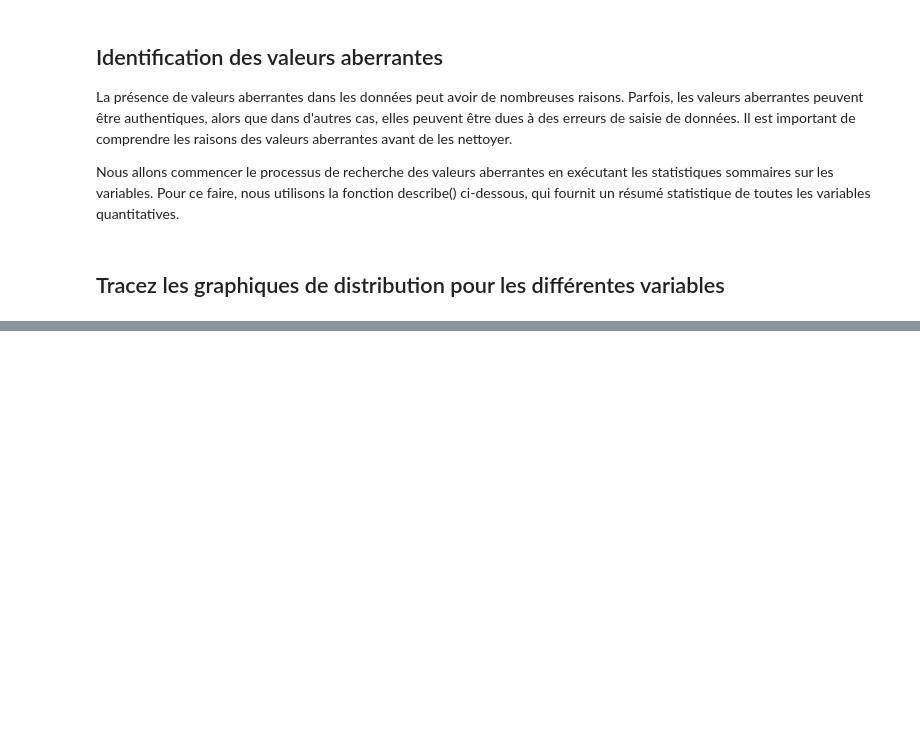
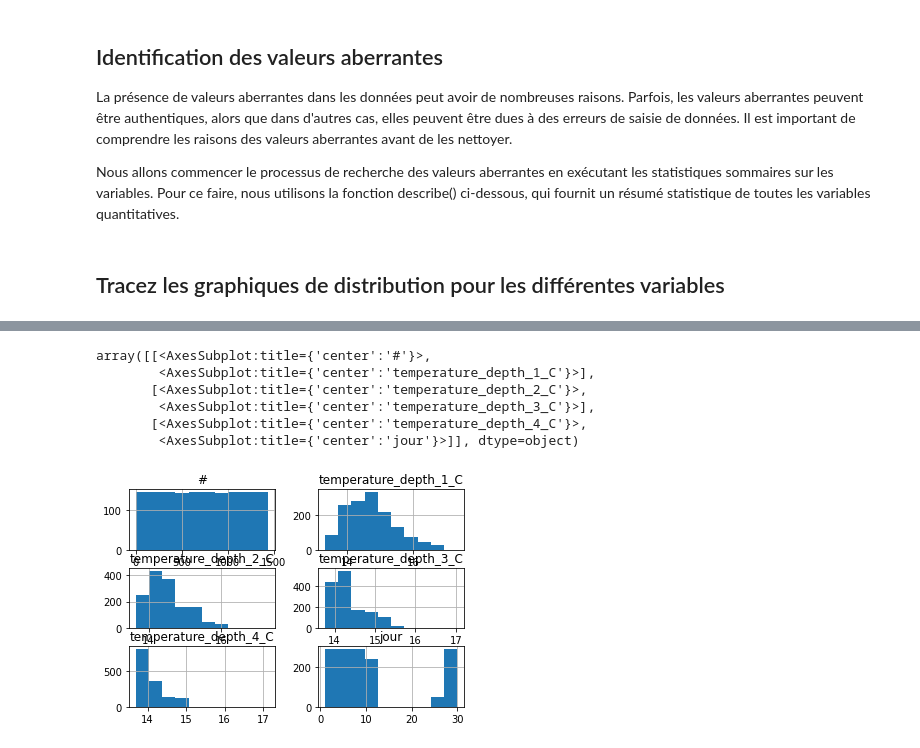
Before and after one commit to ameliemelorene/MOLONARI_1D_RESOURCES, a Jupyter notebook: Students/BONIN-IMPEROR.ipynb, the cells around one changed output, grey strips where cells are left out. Saved outputs shown, nothing was run; the diff lists cells and outputs as text; code cells hidden in the pictures; blank space fills up the shorter version.

```diff
--- a/Students/BONIN-IMPEROR.ipynb
+++ b/Students/BONIN-IMPEROR.ipynb
@@ -269,0 +315,10 @@ Nous allons commencer le processus de recherche des valeurs aberrantes en exécu
+# %%
+capteur_ZH.hist()
+# %% [output]
+array([[<AxesSubplot:title={'center':'#'}>,
+        <AxesSubplot:title={'center':'temperature_depth_1_C'}>],
+       [<AxesSubplot:title={'center':'temperature_depth_2_C'}>,
+        <AxesSubplot:title={'center':'temperature_depth_3_C'}>],
+       [<AxesSubplot:title={'center':'temperature_depth_4_C'}>,
+        <AxesSubplot:title={'center':'jour'}>]], dtype=object)
+[figure, added]
```
Also changed, not shown: parts of 37 cells of this notebook.
